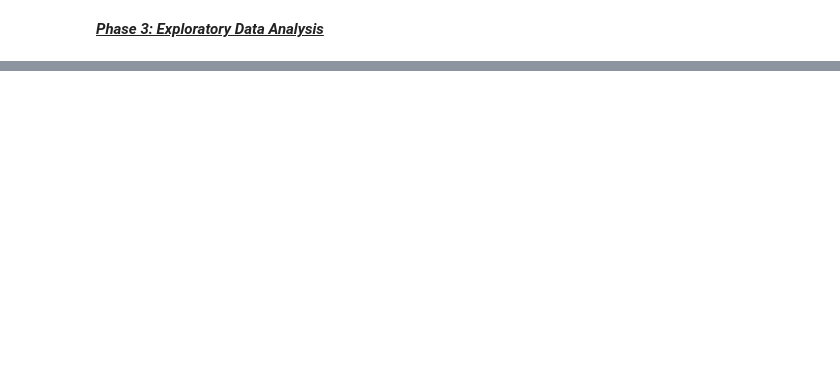
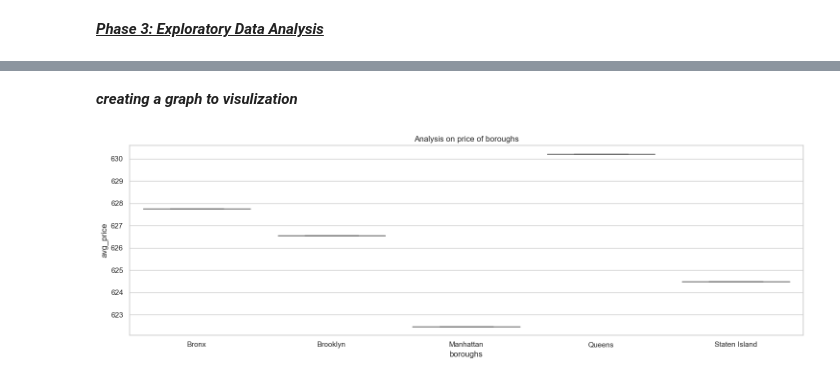
Before and after one commit to Rahulsrinivasan22/airbnb-nyc-capstone, a Jupyter notebook: notebooks/Exploratory Data Analysis.ipynb, the cells around one changed output, grey strips where cells are left out. Drawn from its saved outputs; the diff is of its cells as text; code cells hidden in the pictures; blank space fills up the shorter version.

Commit message:
data sets are added

```diff
--- a/notebooks/Exploratory Data Analysis.ipynb
+++ b/notebooks/Exploratory Data Analysis.ipynb
@@ -30,0 +19,20 @@ Name: price, dtype: float64
+# %%
+price_details= data.groupby('neighbourhood group').agg(
+    avg_price=('price', 'mean'),
+    median_price=('price', 'median'),
+    max_price=('price', 'max'),
+    min_price=('price', 'min'),
+    total_count=('id', 'count')
+).reset_index()
+
+# price_details.to_csv("../data/cleaned/price_details.csv", index=False)
+price_details = pd.DataFrame(data.groupby('neighbourhood group').agg(
+    avg_price=('price', 'mean'),
+    median_price=('price', 'median'),
+    max_price=('price', 'max'),
+    min_price=('price', 'min'),
+    total_count=('id', 'count')
+).reset_index()
+)
+
+price_details
@@ -30,0 +46,16 @@ Name: price, dtype: float64
+# %% [markdown]
+***creating a graph to visulization***
+# %%
+plt.figure(figsize=(15,5))
+sns.set_theme(style='whitegrid')
+
+sns.boxplot(data=price_details, x='neighbourhood group', y= 'avg_price')
+
+plt.title('Analysis on price of boroughs')
+plt.xlabel('boroughs')
+plt.ylabel('avg_price')
+
+plt.tight_layout()
+plt.show()
+# %% [output]
+[figure, added]
```
Also changed, not shown: parts of 13 cells of this notebook, 4 other files.
